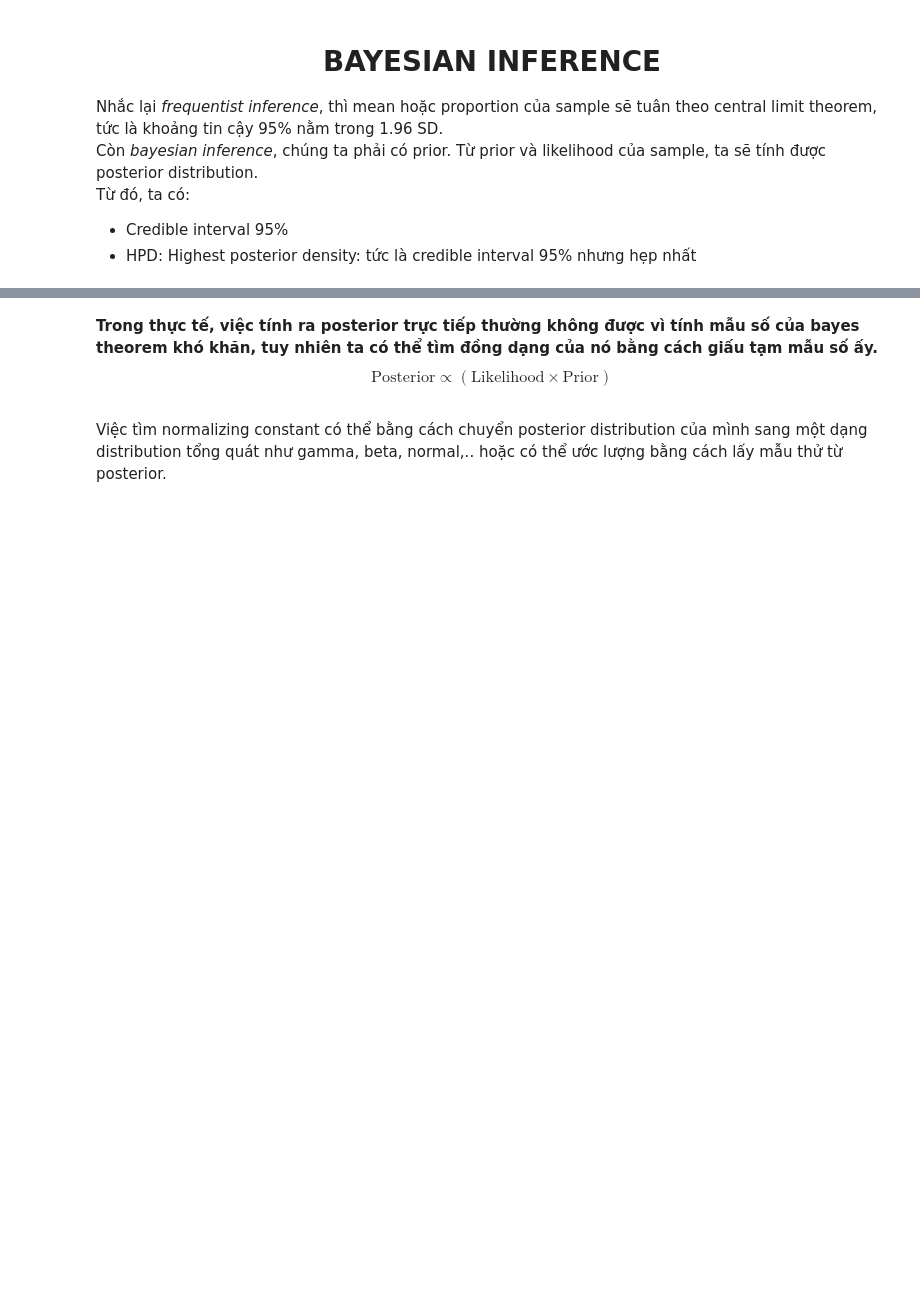
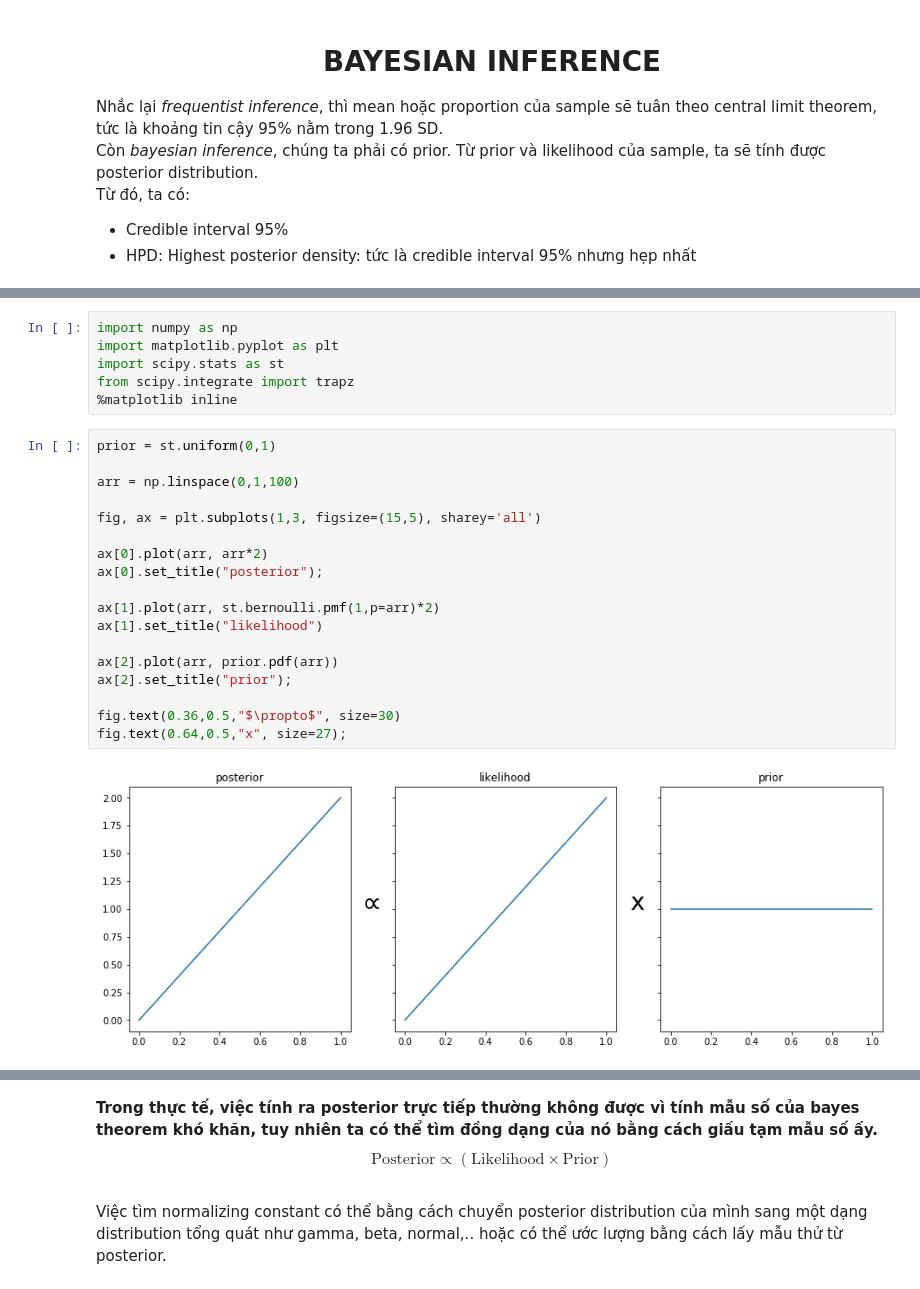
Before and after one commit to nguyetvo/cch-data-notebooks, a Jupyter notebook: unit_4/bayes-inference.ipynb, the cells around one changed output, grey strips where cells are left out. Drawn from its saved outputs; the diff is of its cells as text; blank space fills up the shorter version.

Commit message:
prior2

```diff
--- a/unit_4/bayes-inference.ipynb
+++ b/unit_4/bayes-inference.ipynb
@@ -38,0 +37,26 @@ $ P(\sqrt{0.025}< p<\sqrt{0.975}) = 0.95 $
+# %%
+import numpy as np
+import matplotlib.pyplot as plt
+import scipy.stats as st
+from scipy.integrate import trapz
+%matplotlib inline
+# %%
+prior = st.uniform(0,1)
+
+arr = np.linspace(0,1,100)
+
+fig, ax = plt.subplots(1,3, figsize=(15,5), sharey='all')
+
+ax[0].plot(arr, arr*2)
+ax[0].set_title("posterior");
+
+ax[1].plot(arr, st.bernoulli.pmf(1,p=arr)*2)
+ax[1].set_title("likelihood")
+
+ax[2].plot(arr, prior.pdf(arr))
+ax[2].set_title("prior");
+
+fig.text(0.36,0.5,"$\propto$", size=30)
+fig.text(0.64,0.5,"x", size=27);
+# %% [output]
+[figure, added]
```
Also changed, not shown: parts of 5 cells of this notebook, 1 other file.
